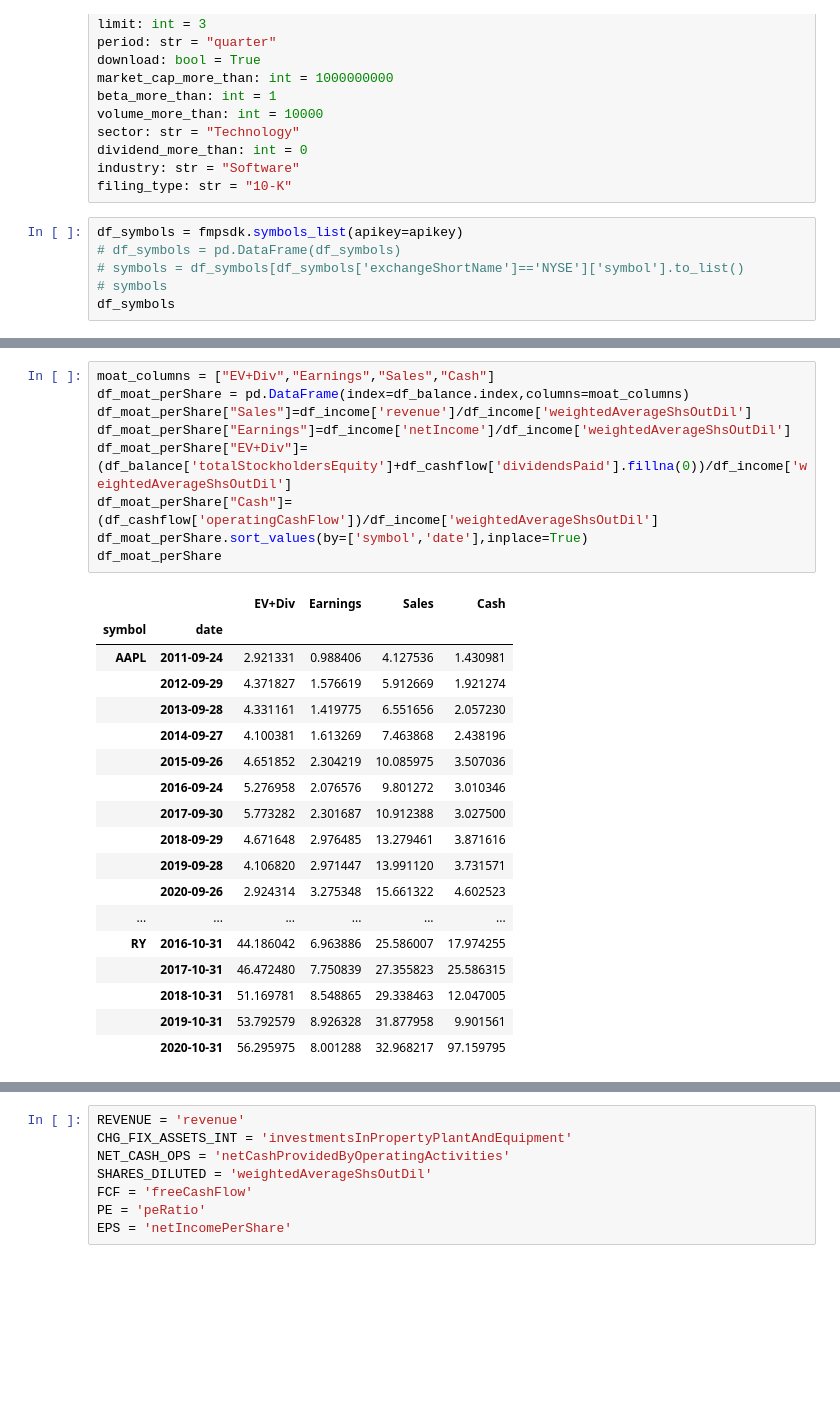
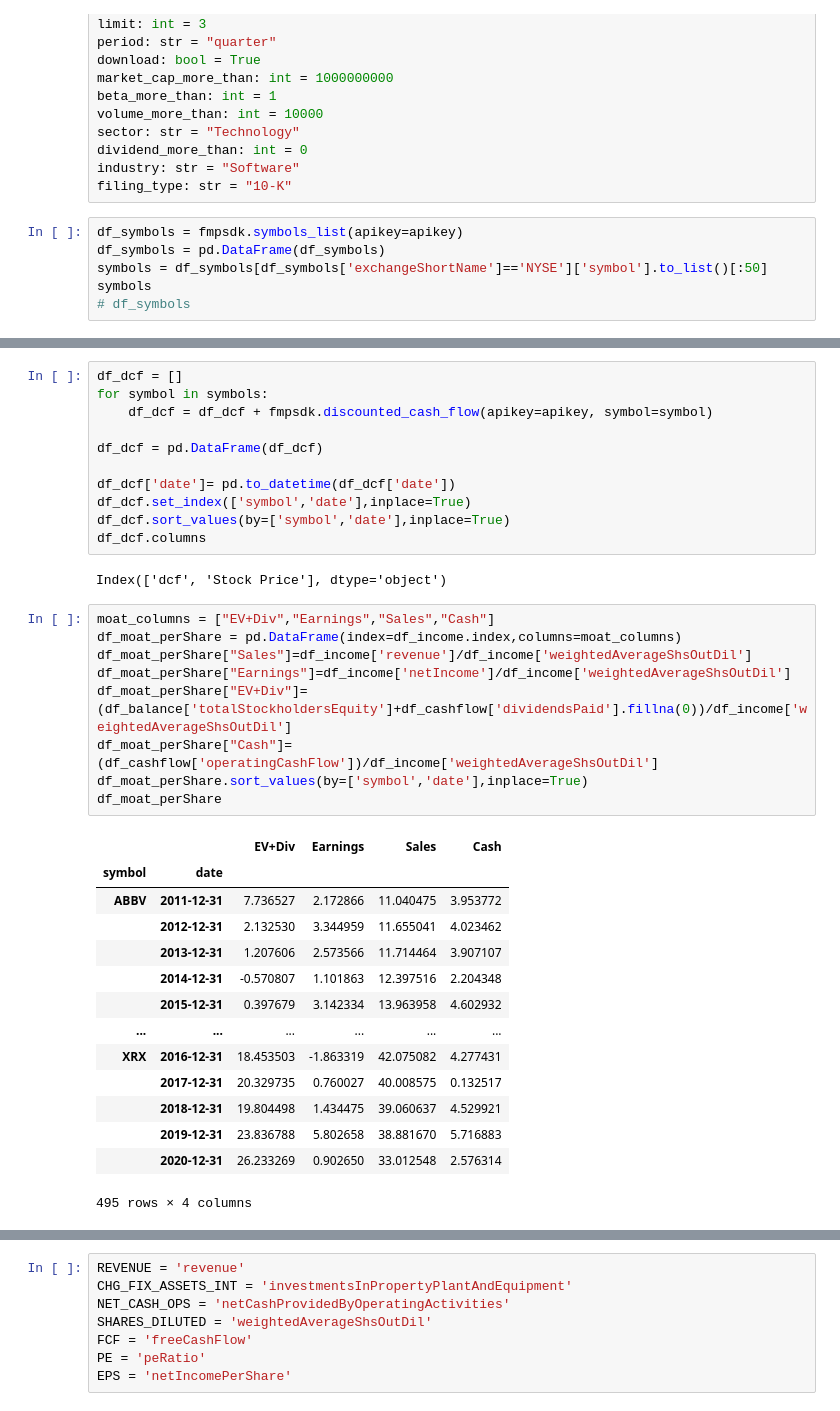
Before and after one commit to VinnyCarter05/fmpsdk-master, a Jupyter notebook: fmpsdk-ruleone.ipynb, the cells around one changed output, grey strips where cells are left out. Saved outputs shown, nothing was run; the diff lists cells and outputs as text; blank space fills up the shorter version.

```diff
--- a/fmpsdk-ruleone.ipynb
+++ b/fmpsdk-ruleone.ipynb
@@ -38,8 +38,8 @@ industry: str = "Software"
 filing_type: str = "10-K"
 # %%
 df_symbols = fmpsdk.symbols_list(apikey=apikey)
-# df_symbols = pd.DataFrame(df_symbols)
-# symbols = df_symbols[df_symbols['exchangeShortName']=='NYSE']['symbol'].to_list()
-# symbols
-df_symbols
+df_symbols = pd.DataFrame(df_symbols)
+symbols = df_symbols[df_symbols['exchangeShortName']=='NYSE']['symbol'].to_list()[:50]
+symbols
+# df_symbols
 # %% [output]
@@ -122,31 +201,40 @@ TypeError: can only concatenate list (not "dict") to list
+# %%
+df_dcf = []
+for symbol in symbols:
+    df_dcf = df_dcf + fmpsdk.discounted_cash_flow(apikey=apikey, symbol=symbol)
+
+df_dcf = pd.DataFrame(df_dcf)
+
+df_dcf['date']= pd.to_datetime(df_dcf['date'])
+df_dcf.set_index(['symbol','date'],inplace=True)
+df_dcf.sort_values(by=['symbol','date'],inplace=True)
+df_dcf.columns
+# %% [output]
+Index(['dcf', 'Stock Price'], dtype='object')
 # %%
 moat_columns = ["EV+Div","Earnings","Sales","Cash"]
-df_moat_perShare = pd.DataFrame(index=df_balance.index,columns=moat_columns)
+df_moat_perShare = pd.DataFrame(index=df_income.index,columns=moat_columns)
 df_moat_perShare["Sales"]=df_income['revenue']/df_income['weightedAverageShsOutDil']
 df_moat_perShare["Earnings"]=df_income['netIncome']/df_income['weightedAverageShsOutDil']
 df_moat_perShare["EV+Div"]=(df_balance['totalStockholdersEquity']+df_cashflow['dividendsPaid'].fillna(0))/df_income['weightedAverageShsOutDil']
 df_moat_perShare["Cash"]=(df_cashflow['operatingCashFlow'])/df_income['weightedAverageShsOutDil']
 df_moat_perShare.sort_values(by=['symbol','date'],inplace=True)
 df_moat_perShare
 # %% [output]
 |  |  | EV+Div | Earnings | Sales | Cash |
 | symbol | date |  |  |  |  |
-| AAPL | 2011-09-24 | 2.921331 | 0.988406 | 4.127536 | 1.430981 |
-|  | 2012-09-29 | 4.371827 | 1.576619 | 5.912669 | 1.921274 |
-|  | 2013-09-28 | 4.331161 | 1.419775 | 6.551656 | 2.057230 |
-|  | 2014-09-27 | 4.100381 | 1.613269 | 7.463868 | 2.438196 |
-|  | 2015-09-26 | 4.651852 | 2.304219 | 10.085975 | 3.507036 |
-|  | 2016-09-24 | 5.276958 | 2.076576 | 9.801272 | 3.010346 |
-|  | 2017-09-30 | 5.773282 | 2.301687 | 10.912388 | 3.027500 |
-|  | 2018-09-29 | 4.671648 | 2.976485 | 13.279461 | 3.871616 |
-|  | 2019-09-28 | 4.106820 | 2.971447 | 13.991120 | 3.731571 |
-|  | 2020-09-26 | 2.924314 | 3.275348 | 15.661322 | 4.602523 |
+| ABBV | 2011-12-31 | 7.736527 | 2.172866 | 11.040475 | 3.953772 |
+|  | 2012-12-31 | 2.132530 | 3.344959 | 11.655041 | 4.023462 |
+|  | 2013-12-31 | 1.207606 | 2.573566 | 11.714464 | 3.907107 |
+|  | 2014-12-31 | -0.570807 | 1.101863 | 12.397516 | 2.204348 |
+|  | 2015-12-31 | 0.397679 | 3.142334 | 13.963958 | 4.602932 |
 | ... | ... | ... | ... | ... | ... |
-| RY | 2016-10-31 | 44.186042 | 6.963886 | 25.586007 | 17.974255 |
-|  | 2017-10-31 | 46.472480 | 7.750839 | 27.355823 | 25.586315 |
-|  | 2018-10-31 | 51.169781 | 8.548865 | 29.338463 | 12.047005 |
-|  | 2019-10-31 | 53.792579 | 8.926328 | 31.877958 | 9.901561 |
-|  | 2020-10-31 | 56.295975 | 8.001288 | 32.968217 | 97.159795 |
+| XRX | 2016-12-31 | 18.453503 | -1.863319 | 42.075082 | 4.277431 |
+|  | 2017-12-31 | 20.329735 | 0.760027 | 40.008575 | 0.132517 |
+|  | 2018-12-31 | 19.804498 | 1.434475 | 39.060637 | 4.529921 |
+|  | 2019-12-31 | 23.836788 | 5.802658 | 38.881670 | 5.716883 |
+|  | 2020-12-31 | 26.233269 | 0.902650 | 33.012548 | 2.576314 |
+495 rows × 4 columns
 # %%
 for symbol in symbols:
     df_moat_perShare.loc[symbol].plot(title=symbol)
```
Also changed, not shown: parts of 17 cells of this notebook.
